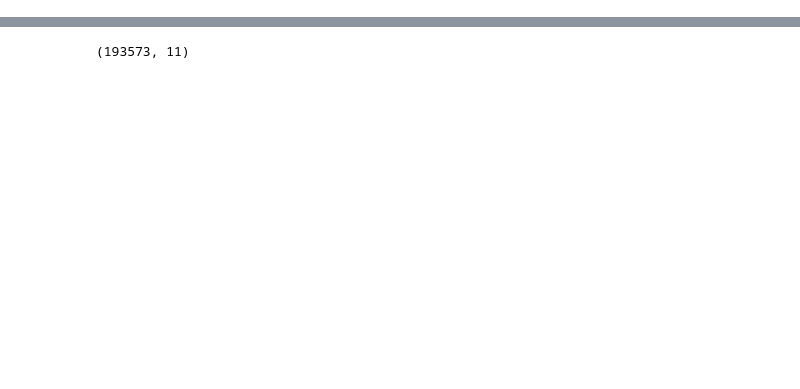
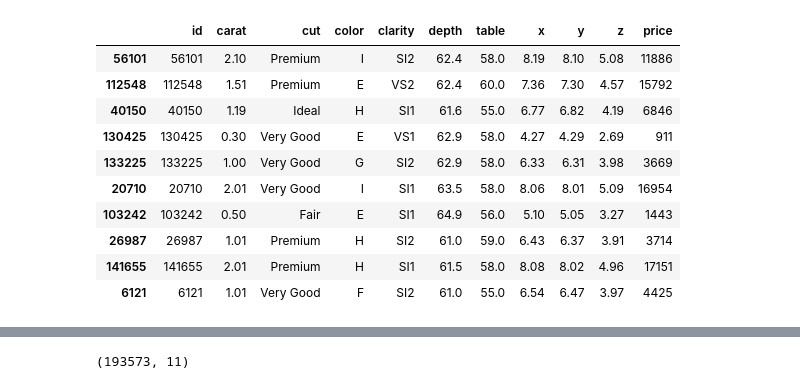
Before and after one commit to sahubabu/first_mlops_project, a Jupyter notebook: experiments/experiments.ipynb, the cells around one changed output, grey strips where cells are left out. Cells and saved outputs as stored; diff of their text form; code cells hidden in the pictures; blank space fills up the shorter version.

```diff
--- a/experiments/experiments.ipynb
+++ b/experiments/experiments.ipynb
@@ -32,0 +52,14 @@ data  = pd.read_csv("gemstone.csv")
+# %%
+data.sample(10)
+# %% [output]
+|  | id | carat | cut | color | clarity | depth | table | x | y | z | price |
+| 56101 | 56101 | 2.10 | Premium | I | SI2 | 62.4 | 58.0 | 8.19 | 8.10 | 5.08 | 11886 |
+| 112548 | 112548 | 1.51 | Premium | E | VS2 | 62.4 | 60.0 | 7.36 | 7.30 | 4.57 | 15792 |
+| 40150 | 40150 | 1.19 | Ideal | H | SI1 | 61.6 | 55.0 | 6.77 | 6.82 | 4.19 | 6846 |
+| 130425 | 130425 | 0.30 | Very Good | E | VS1 | 62.9 | 58.0 | 4.27 | 4.29 | 2.69 | 911 |
+| 133225 | 133225 | 1.00 | Very Good | G | SI2 | 62.9 | 58.0 | 6.33 | 6.31 | 3.98 | 3669 |
+| 20710 | 20710 | 2.01 | Very Good | I | SI1 | 63.5 | 58.0 | 8.06 | 8.01 | 5.09 | 16954 |
+| 103242 | 103242 | 0.50 | Fair | E | SI1 | 64.9 | 56.0 | 5.10 | 5.05 | 3.27 | 1443 |
+| 26987 | 26987 | 1.01 | Premium | H | SI2 | 61.0 | 59.0 | 6.43 | 6.37 | 3.91 | 3714 |
+| 141655 | 141655 | 2.01 | Premium | H | SI1 | 61.5 | 58.0 | 8.08 | 8.02 | 4.96 | 17151 |
+| 6121 | 6121 | 1.01 | Very Good | F | SI2 | 61.0 | 55.0 | 6.54 | 6.47 | 3.97 | 4425 |
```
Also changed, not shown: parts of 73 cells of this notebook.
